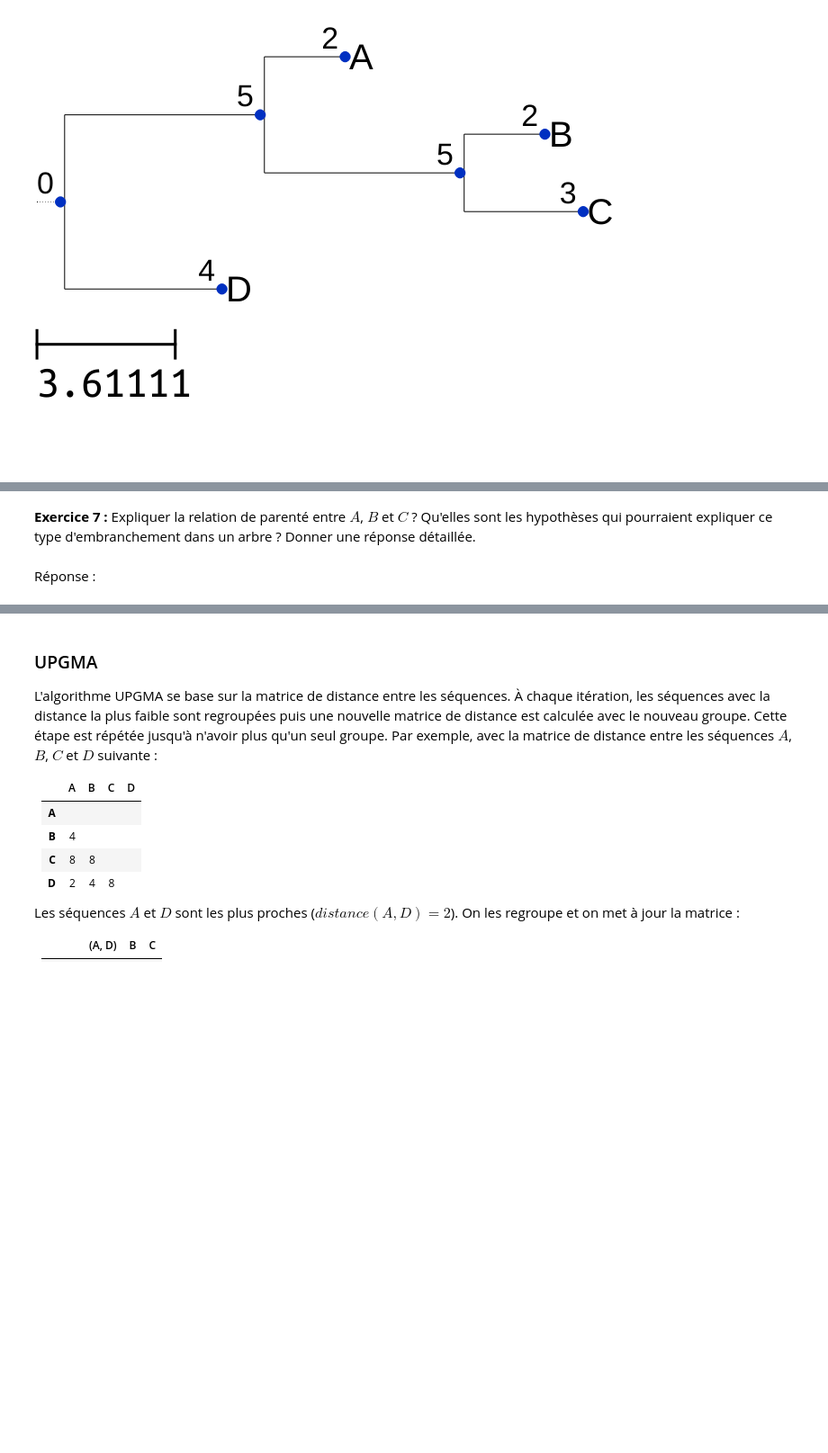
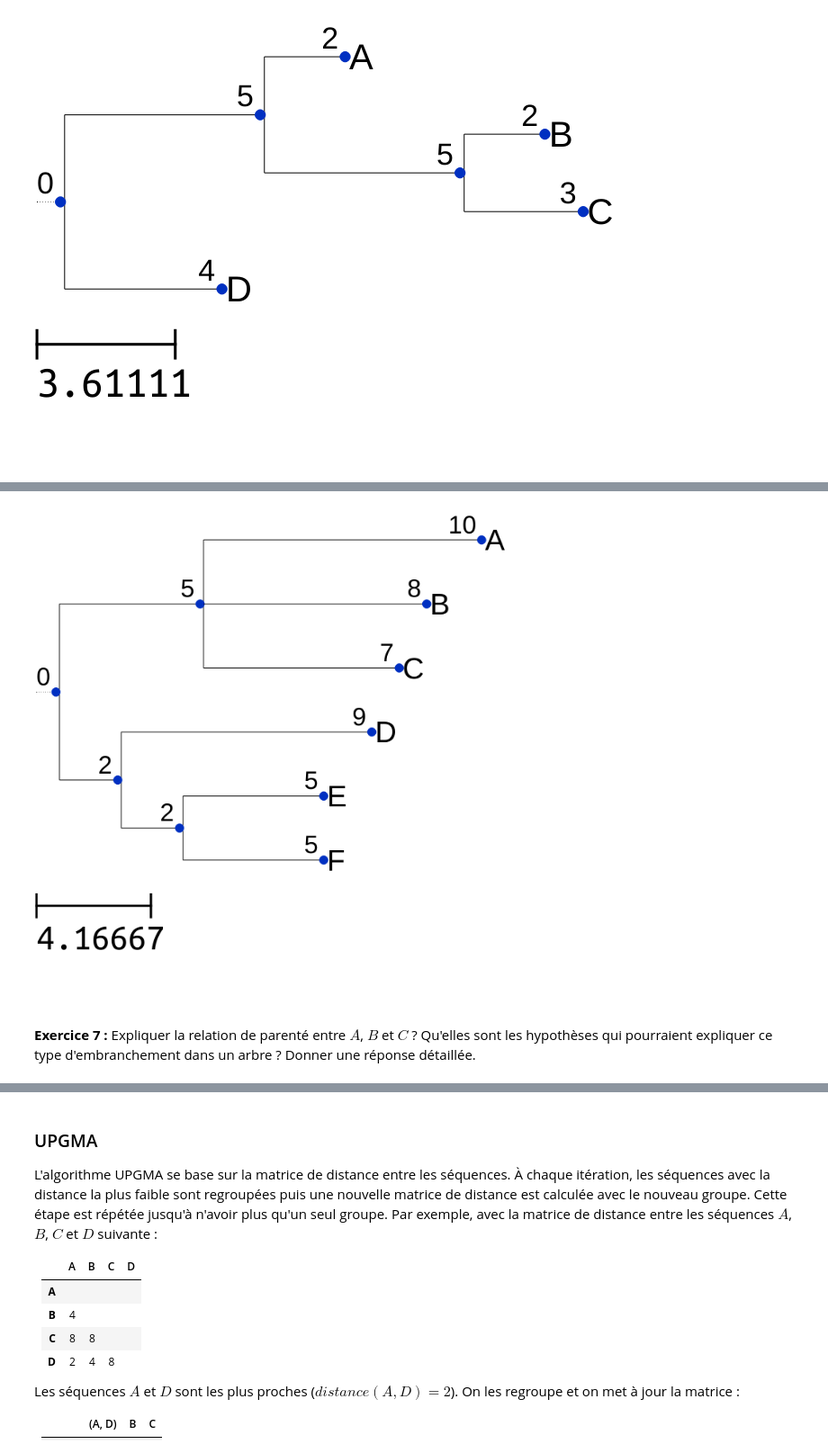
Before and after one commit to orthose/cat_phylo, a Jupyter notebook: projet_phylogenie.ipynb, the cells around one changed output, grey strips where cells are left out. Shown at 90% size. Saved outputs shown, nothing was run; the diff lists cells and outputs as text; code cells hidden in the pictures; blank space fills up the shorter version.

```diff
--- a/projet_phylogenie.ipynb
+++ b/projet_phylogenie.ipynb
@@ -410,4 +412,10 @@ t.render('%%inline', w=183, units='mm', tree_style=ts)
+# %%
+newick_tree = '((A:10, B:8, C:7):5, (D:9, (E:5, F:5):2):2);'
+t = Tree(newick_tree)
+ts = TreeStyle()
+ts.show_branch_length = True
+t.render('%%inline', w=183, units='mm', tree_style=ts)
+# %% [output]
+[figure, added]
 # %% [markdown]
 **Exercice 7 :** Expliquer la relation de parenté entre $A$, $B$ et $C$ ? Qu'elles sont les hypothèses qui pourraient expliquer ce type d'embranchement dans un arbre ? Donner une réponse détaillée.
-# %% [markdown]
-Réponse :
```
Also changed, not shown: parts of 7 cells of this notebook.
